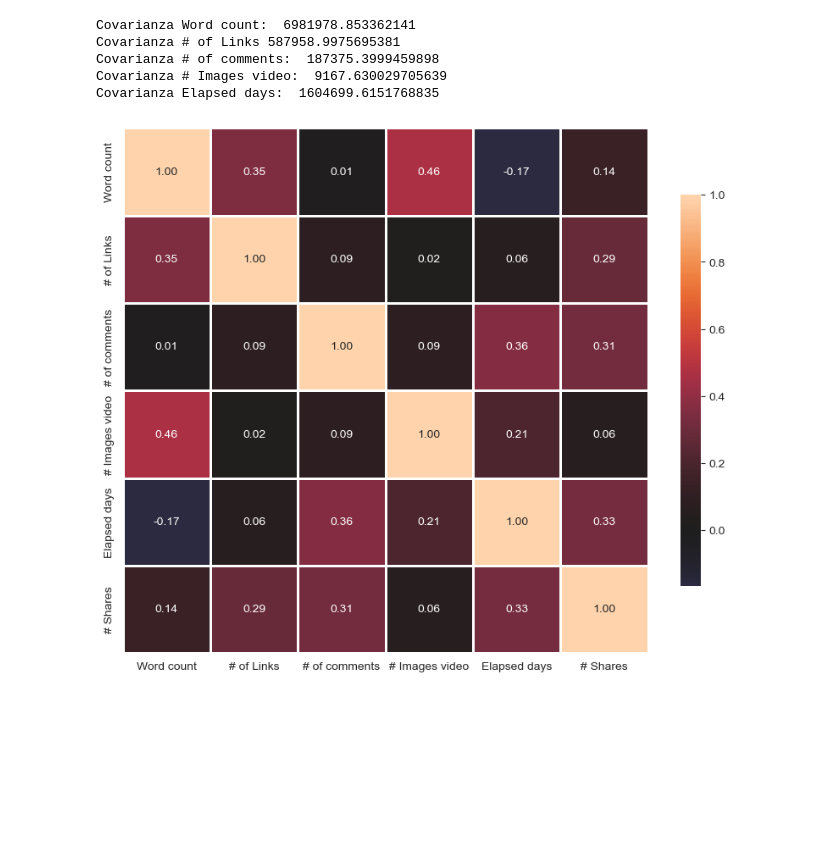
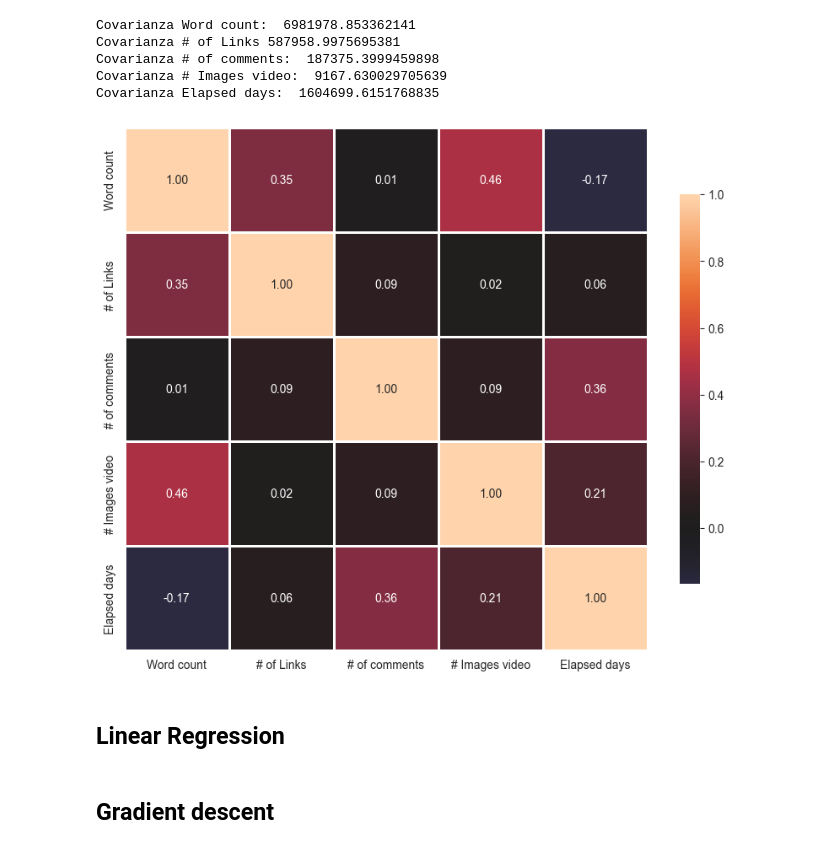
Before and after one commit to AleChiquito/MSc_AI_Projects, a Jupyter notebook: Deep_learning/Articles/articles_stadistics.ipynb, the cells around one changed output. Saved outputs shown, nothing was run; the diff lists cells and outputs as text; code cells hidden in the pictures; blank space fills up the shorter version.

```diff
--- a/Deep_learning/Articles/articles_stadistics.ipynb
+++ b/Deep_learning/Articles/articles_stadistics.ipynb
@@ -208,13 +208,17 @@ Covarianza # Images video:  9167.630029705639
 Covarianza Elapsed days:  1604699.6151768835
 # %%
 import seaborn as sns
+
+columns = ['Word count', '# of Links', '# of comments', '# Images video', 'Elapsed days']
 
 def mapa_de_calor_correlacion(data):
     correlaciones = data[columns].corr()
     fig, ax = plt.subplots(figsize=(10,10))
     sns.heatmap(correlaciones, vmax=1.0, center=0, fmt='.2f', square=True, linewidths=1, annot=True, cbar_kws={"shrink": .60})
     plt.show();
 
 mapa_de_calor_correlacion(data)
 # %% [output]
-[figure, old version]
+[figure, new version]
+# %% [markdown]
+## Linear Regression
@@ -220,0 +249,2 @@ mapa_de_calor_correlacion(data)
+# %% [markdown]
+## Gradient descent
```
Also changed, not shown: parts of 15 cells of this notebook, 40 other files.
